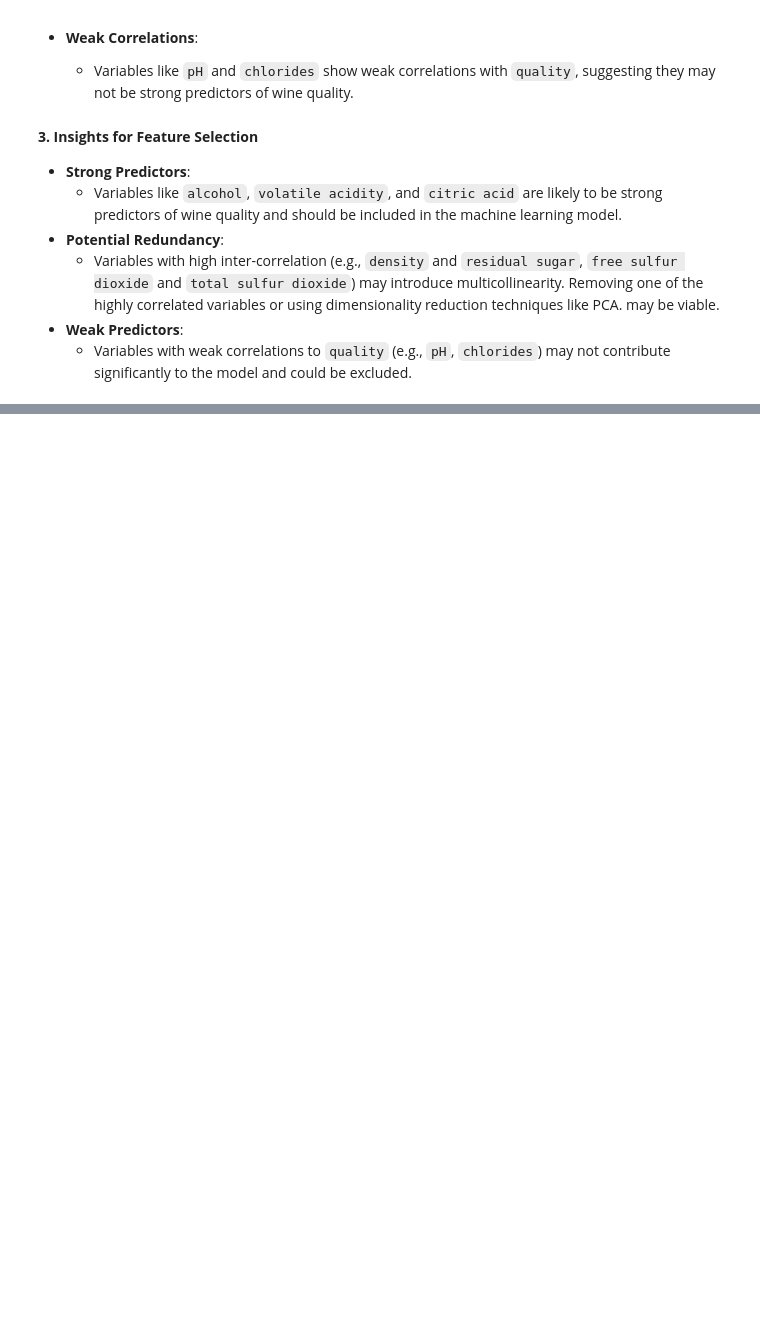
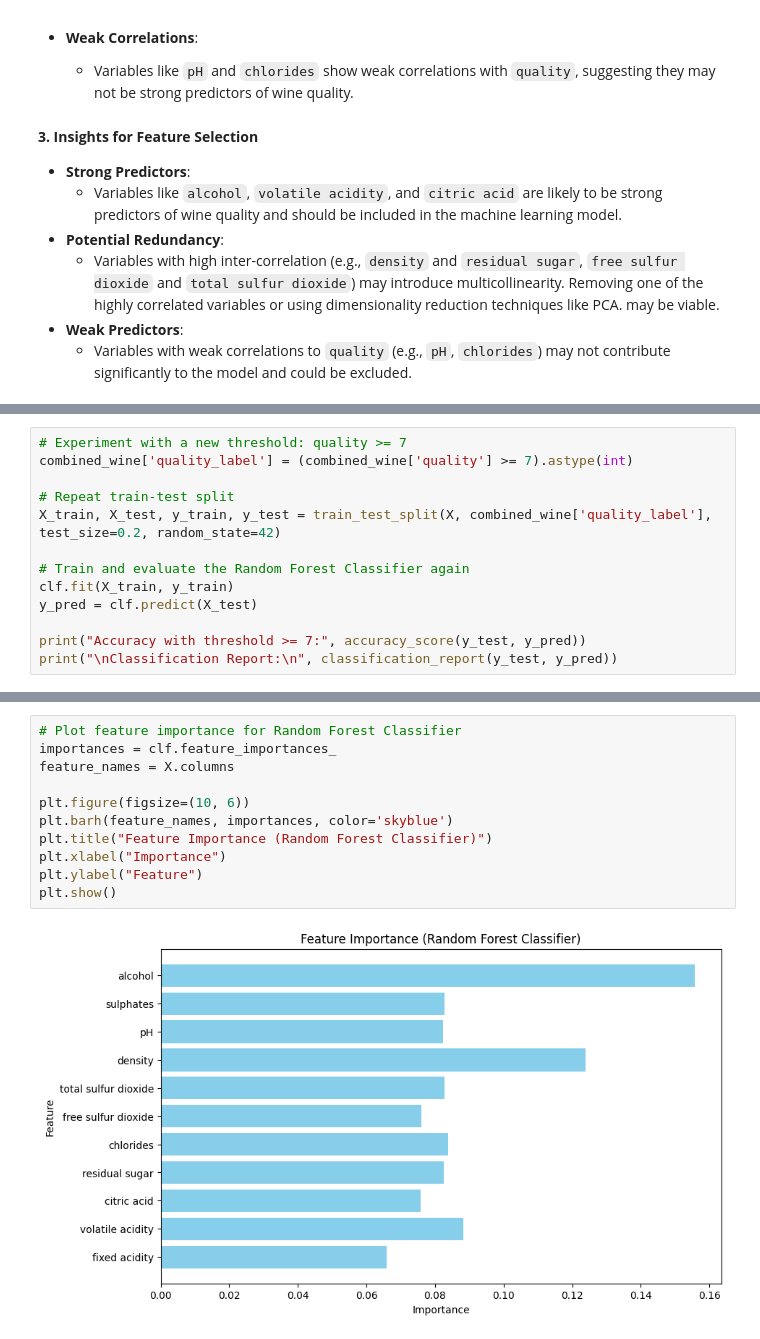
Before and after one commit to noahsaa100/Wine-Analysis, a Jupyter notebook: wine_analysis.ipynb, the cells around one changed output, grey strips where cells are left out. Drawn from its saved outputs; the diff is of its cells as text; blank space fills up the shorter version.

```diff
--- a/wine_analysis.ipynb
+++ b/wine_analysis.ipynb
@@ -382,0 +482,13 @@ plt.show()
+# %%
+# Experiment with a new threshold: quality >= 7
+combined_wine['quality_label'] = (combined_wine['quality'] >= 7).astype(int)
+
+# Repeat train-test split
+X_train, X_test, y_train, y_test = train_test_split(X, combined_wine['quality_label'], test_size=0.2, random_state=42)
+
+# Train and evaluate the Random Forest Classifier again
+clf.fit(X_train, y_train)
+y_pred = clf.predict(X_test)
+
+print("Accuracy with threshold >= 7:", accuracy_score(y_test, y_pred))
+print("\nClassification Report:\n", classification_report(y_test, y_pred))
@@ -382,0 +511,13 @@ plt.show()
+# %%
+# Plot feature importance for Random Forest Classifier
+importances = clf.feature_importances_
+feature_names = X.columns
+
+plt.figure(figsize=(10, 6))
+plt.barh(feature_names, importances, color='skyblue')
+plt.title("Feature Importance (Random Forest Classifier)")
+plt.xlabel("Importance")
+plt.ylabel("Feature")
+plt.show()
+# %% [output]
+[figure, added]
```
Also changed, not shown: parts of 10 cells of this notebook.
